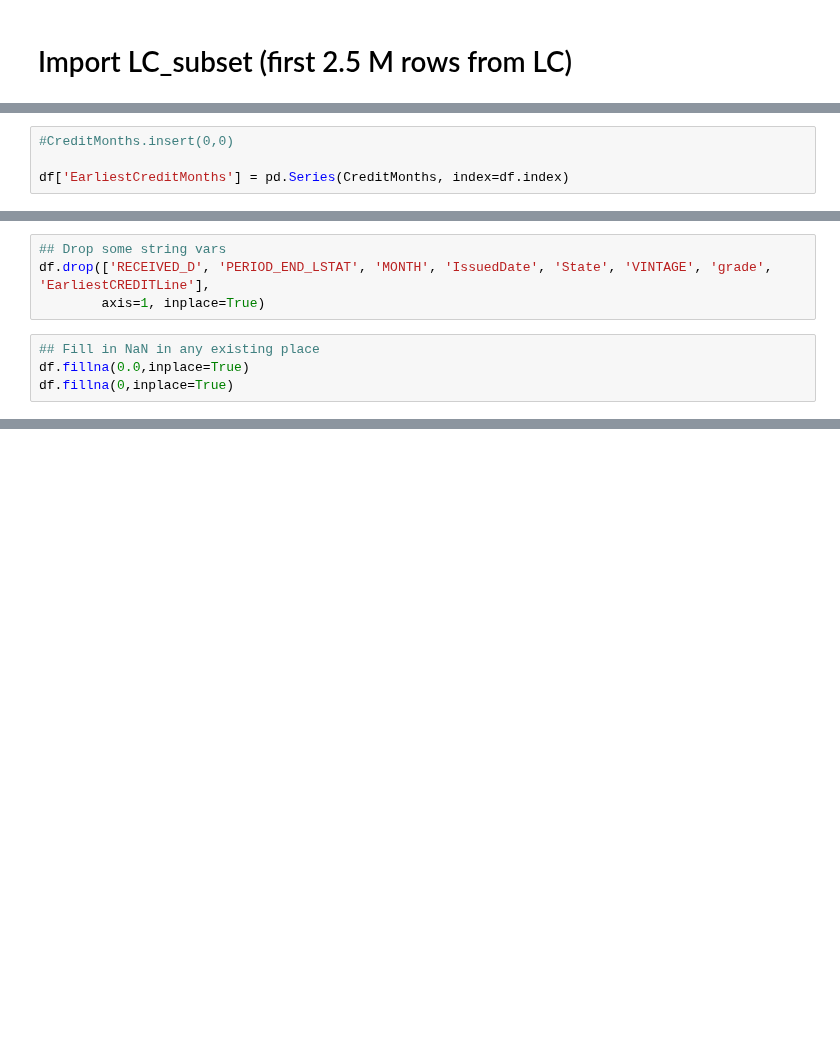
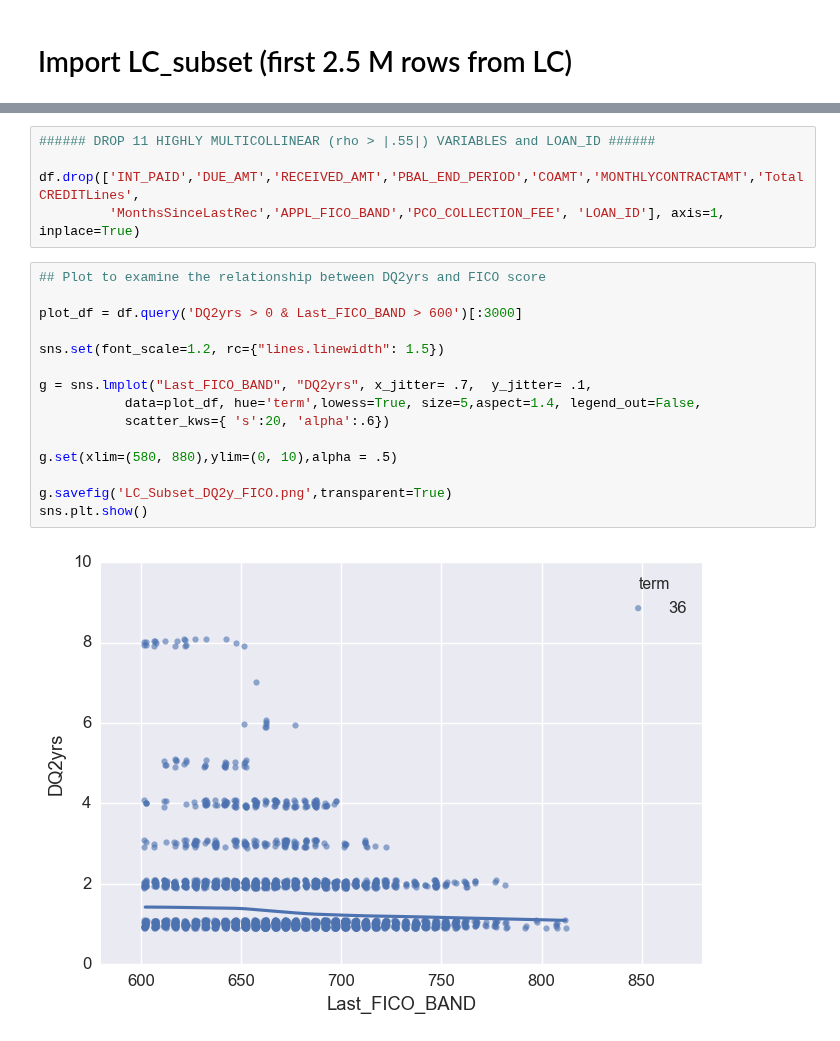
Before and after one commit to j-linx/Insight, a Jupyter notebook: LC_MishaUpload-DataSubset-BasicAnalysis.ipynb, the cells around one changed output, grey strips where cells are left out. Drawn from its saved outputs; the diff is of its cells as text; blank space fills up the shorter version.

```diff
--- a/LC_MishaUpload-DataSubset-BasicAnalysis.ipynb
+++ b/LC_MishaUpload-DataSubset-BasicAnalysis.ipynb
@@ -339,4 +111,0 @@ len(CreditMonths)
-# %%
-#CreditMonths.insert(0,0)
-
-df['EarliestCreditMonths'] = pd.Series(CreditMonths, index=df.index)
@@ -352,8 +111,0 @@ df.iloc[:4,31:42]
-# %%
-## Drop some string vars
-df.drop(['RECEIVED_D', 'PERIOD_END_LSTAT', 'MONTH', 'IssuedDate', 'State', 'VINTAGE', 'grade', 'EarliestCREDITLine'],
-        axis=1, inplace=True)
-# %%
-## Fill in NaN in any existing place
-df.fillna(0.0,inplace=True)
-df.fillna(0,inplace=True)
@@ -361,0 +140,22 @@ df.to_csv("LC_subset.csv")
+# %%
+###### DROP 11 HIGHLY MULTICOLLINEAR (rho > |.55|) VARIABLES and LOAN_ID ######
+
+df.drop(['INT_PAID','DUE_AMT','RECEIVED_AMT','PBAL_END_PERIOD','COAMT','MONTHLYCONTRACTAMT','TotalCREDITLines',
+         'MonthsSinceLastRec','APPL_FICO_BAND','PCO_COLLECTION_FEE', 'LOAN_ID'], axis=1, inplace=True)
+# %%
+## Plot to examine the relationship between DQ2yrs and FICO score
+
+plot_df = df.query('DQ2yrs > 0 & Last_FICO_BAND > 600')[:3000]
+
+sns.set(font_scale=1.2, rc={"lines.linewidth": 1.5})
+
+g = sns.lmplot("Last_FICO_BAND", "DQ2yrs", x_jitter= .7,  y_jitter= .1,
+           data=plot_df, hue='term',lowess=True, size=5,aspect=1.4, legend_out=False,
+           scatter_kws={ 's':20, 'alpha':.6})
+
+g.set(xlim=(580, 880),ylim=(0, 10),alpha = .5)
+
+g.savefig('LC_Subset_DQ2y_FICO.png',transparent=True)
+sns.plt.show()
+# %% [output]
+[figure, added]
```
Also changed, not shown: parts of 51 cells of this notebook.
